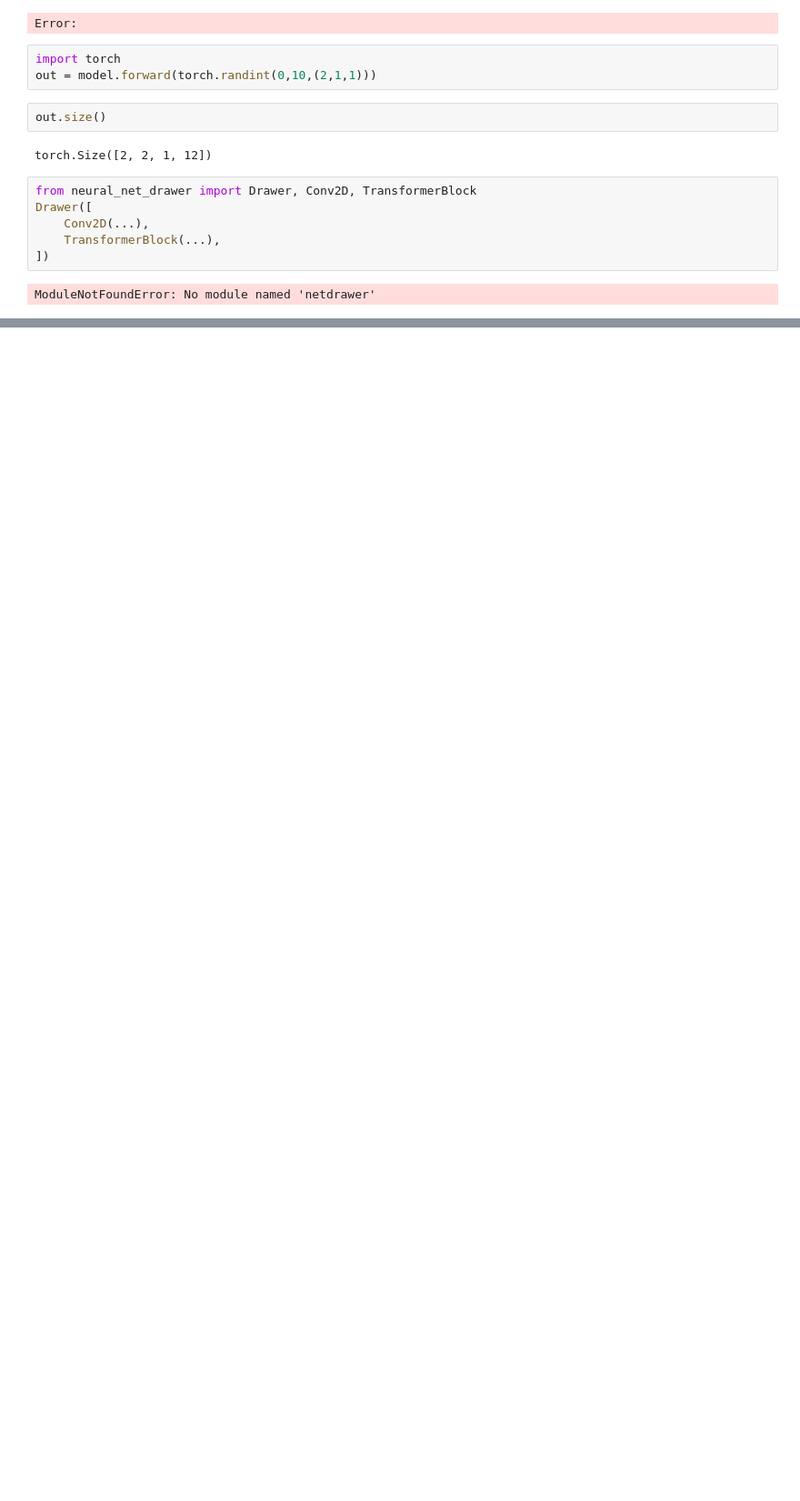
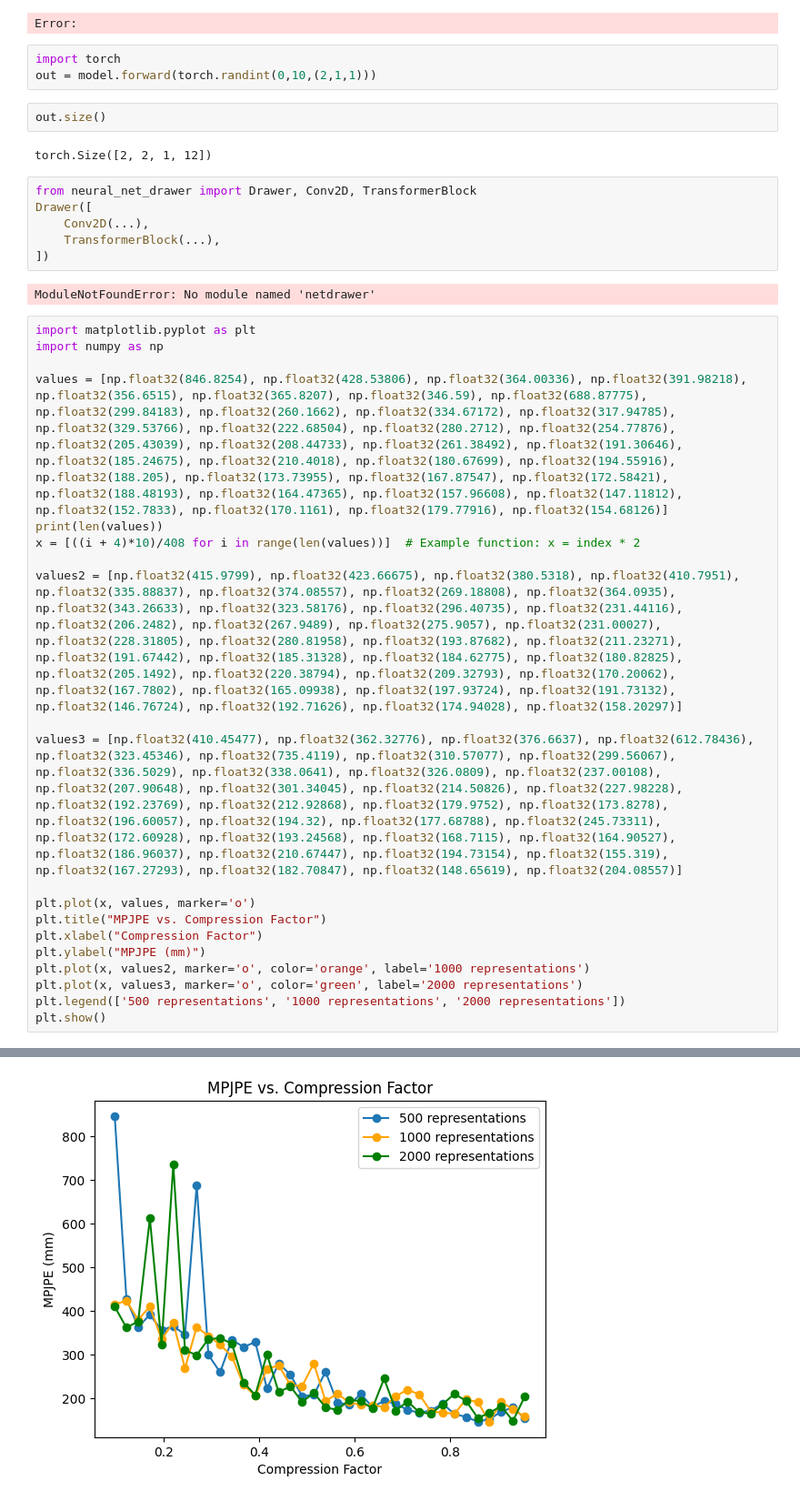
Before and after one commit to konradgold/poseResearch, a Jupyter notebook: playground.ipynb, the cells around one changed output, grey strips where cells are left out. Shown at 91% size. Drawn from its saved outputs; the diff is of its cells as text; blank space fills up the shorter version.

```diff
--- a/playground.ipynb
+++ b/playground.ipynb
@@ -31,3 +31,24 @@ Drawer([
 ])
 # %% [output]
 ModuleNotFoundError: No module named 'netdrawer'
+# %%
+import matplotlib.pyplot as plt
+import numpy as np
+
+values = [np.float32(846.8254), np.float32(428.53806), np.float32(364.00336), np.float32(391.98218), np.float32(356.6515), np.float32(365.8207), np.float32(346.59), np.float32(688.87775), np.float32(299.84183), np.float32(260.1662), np.float32(334.67172), np.float32(317.94785), np.float32(329.53766), np.float32(222.68504), np.float32(280.2712), np.float32(254.77876), np.float32(205.43039), np.float32(208.44733), np.float32(261.38492), np.float32(191.30646), np.float32(185.24675), np.float32(210.4018), np.float32(180.67699), np.float32(194.55916), np.float32(188.205), np.float32(173.73955), np.float32(167.87547), np.float32(172.58421), np.float32(188.48193), np.float32(164.47365), np.float32(157.96608), np.float32(147.11812), np.float32(152.7833), np.float32(170.1161), np.float32(179.77916), np.float32(154.68126)]
+print(len(values))
+x = [((i + 4)*10)/408 for i in range(len(values))]  # Example function: x = index * 2
+
+values2 = [np.float32(415.9799), np.float32(423.66675), np.float32(380.5318), np.float32(410.7951), np.float32(335.88837), np.float32(374.08557), np.float32(269.18808), np.float32(364.0935), np.float32(343.26633), np.float32(323.58176), np.float32(296.40735), np.float32(231.44116), np.float32(206.2482), np.float32(267.9489), np.float32(275.9057), np.float32(231.00027), np.float32(228.31805), np.float32(280.81958), np.float32(193.87682), np.float32(211.23271), np.float32(191.67442), np.float32(185.31328), np.float32(184.62775), np.float32(180.82825), np.float32(205.1492), np.float32(220.38794), np.float32(209.32793), np.float32(170.20062), np.float32(167.7802), np.float32(165.09938), np.float32(197.93724), np.float32(191.73132), np.float32(146.76724), np.float32(192.71626), np.float32(174.94028), np.float32(158.20297)]
+
+values3 = [np.float32(410.45477), np.float32(362.32776), np.float32(376.6637), np.float32(612.78436), np.float32(323.45346), np.float32(735.4119), np.float32(310.57077), np.float32(299.56067), np.float32(336.5029), np.float32(338.0641), np.float32(326.0809), np.float32(237.00108), np.float32(207.90648), np.float32(301.34045), np.float32(214.50826), np.float32(227.98228), np.float32(192.23769), np.float32(212.92868), np.float32(179.9752), np.float32(173.8278), np.float32(196.60057), np.float32(194.32), np.float32(177.68788), np.float32(245.73311), np.float32(172.60928), np.float32(193.24568), np.float32(168.7115), np.float32(164.90527), np.float32(186.96037), np.float32(210.67447), np.float32(194.73154), np.float32(155.319), np.float32(167.27293), np.float32(182.70847), np.float32(148.65619), np.float32(204.08557)]
+
+plt.plot(x, values, marker='o')
+plt.title("MPJPE vs. Compression Factor")
+plt.xlabel("Compression Factor")
+plt.ylabel("MPJPE (mm)")
+plt.plot(x, values2, marker='o', color='orange', label='1000 representations')
+plt.plot(x, values3, marker='o', color='green', label='2000 representations')
+plt.legend(['500 representations', '1000 representations', '2000 representations'])
+plt.show()
+# %% [output]
@@ -33,0 +56 @@ ModuleNotFoundError: No module named 'netdrawer'
+[figure, added]
```
Also changed, not shown: parts of 1 cell of this notebook, 7 other files.
